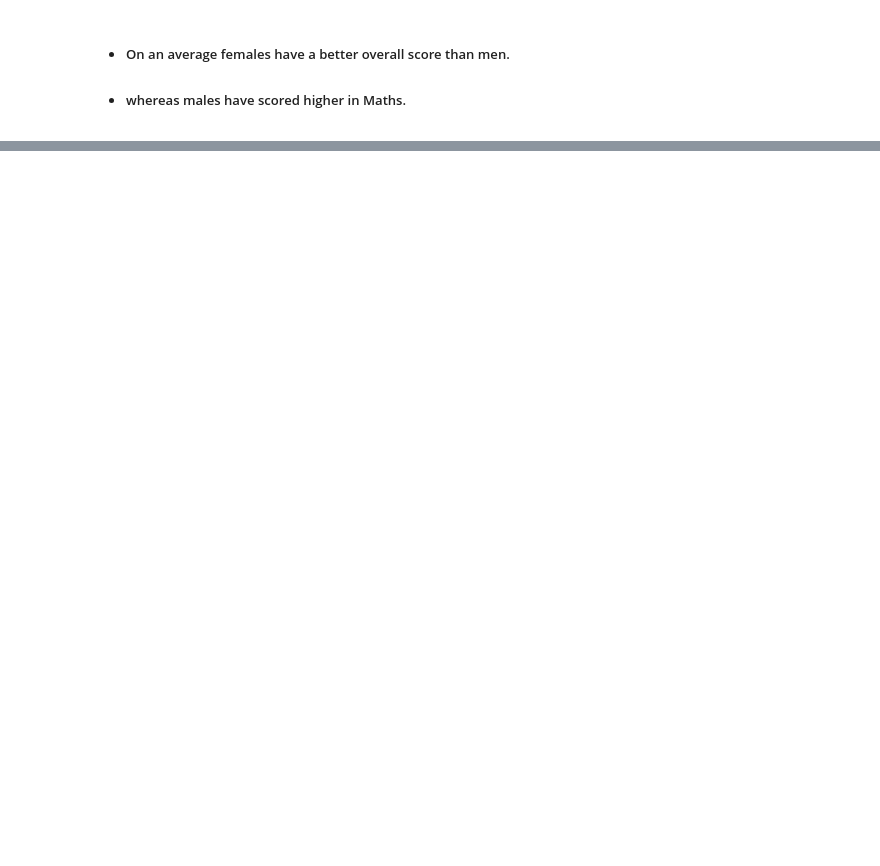
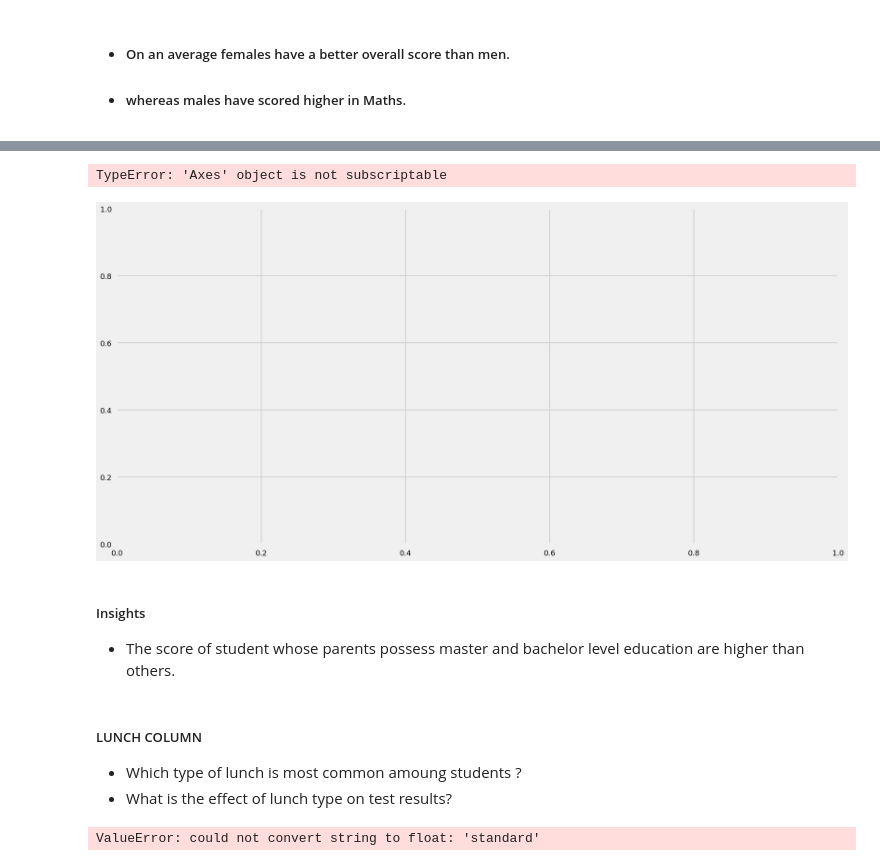
Before and after one commit to KaushalSalvatore/Student-Performance-Prediction, a Jupyter notebook: notebook/EDA_Student_Performance.ipynb, the cells around one changed output, grey strips where cells are left out. Cells and saved outputs as stored; diff of their text form; code cells hidden in the pictures; blank space fills up the shorter version.

```diff
--- a/notebook/EDA_Student_Performance.ipynb
+++ b/notebook/EDA_Student_Performance.ipynb
@@ -431,0 +446,23 @@ Students from a lower Socioeconomic status have a lower avg in all course subjec
+# %%
+# UNIVARIATE ANALYSIS ( What is educational background of student's parent ? )
+# plt.rcParams['figure.figsize'] = (15, 9)
+# plt.style.use('fivethirtyeight')
+# sns.countplot(df['parental level of education'],data=df, palette = 'Blues',ax=ax[0],saturation=0.9)
+# plt.title('Comparison of Parental Education', fontweight = 30, fontsize = 20)
+# plt.xlabel('Degree')
+# plt.ylabel('count')
+# plt.show()
+
+#### Insights
+## Largest number of parents are from some college.
+
+f,ax=plt.subplots(1,2,figsize=(20,10))
+sns.countplot(x=df['parental level of education'],data=df,palette = 'bright',ax=ax[0],saturation=0.95)
+for container in ax[0].containers:
+    ax[0].bar_label(container,color='black',size=20)
+
+plt.pie(x = df['parental level of education'].value_counts(),labels=df['parental level of education'].value_counts().index,explode=[0.1,0,0,0,0],autopct='%1.1f%%',shadow=True)
+plt.show()
+# %% [output]
+TypeError: 'Axes' object is not subscriptable
+[figure, added]
@@ -431,0 +474,18 @@ Students from a lower Socioeconomic status have a lower avg in all course subjec
+# %% [markdown]
+##### Insights
+* The score of student whose parents possess master and bachelor level education are higher than others.
+# %% [markdown]
+##### LUNCH COLUMN
+* Which type of lunch is most common amoung students ?
+* What is the effect of lunch type on test results?
+# %%
+# UNIVARIATE ANALYSIS ( Which type of lunch is most common amoung students ? )
+plt.rcParams['figure.figsize'] = (15, 9)
+plt.style.use('seaborn-talk')
+sns.countplot(df['lunch'], palette = 'PuBu')
+plt.title('Comparison of different types of lunch', fontweight = 30, fontsize = 20)
+plt.xlabel('types of lunch')
+plt.ylabel('count')
+plt.show()
+# %% [output]
+ValueError: could not convert string to float: 'standard'
```
Also changed, not shown: parts of 23 cells of this notebook, 5 other files.
